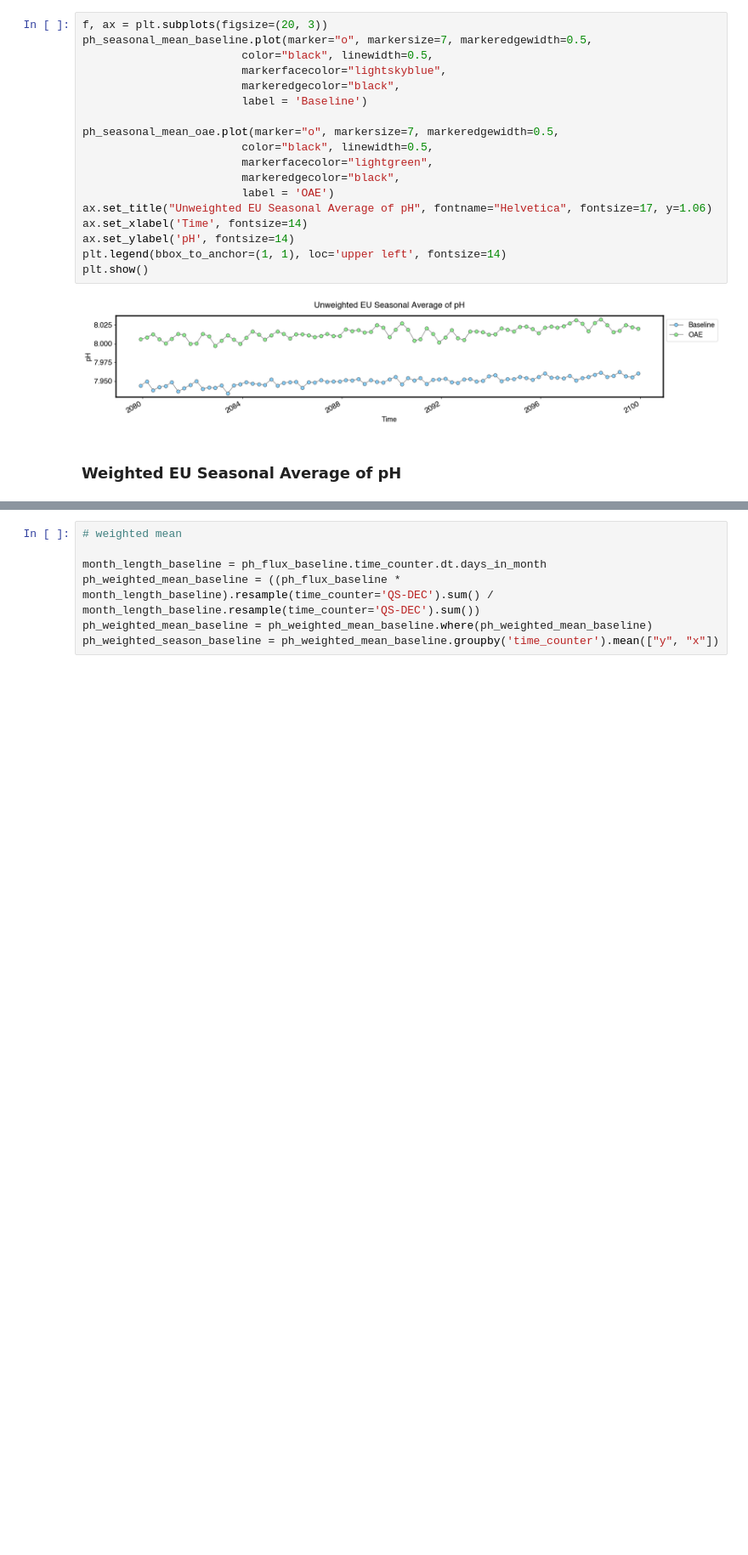
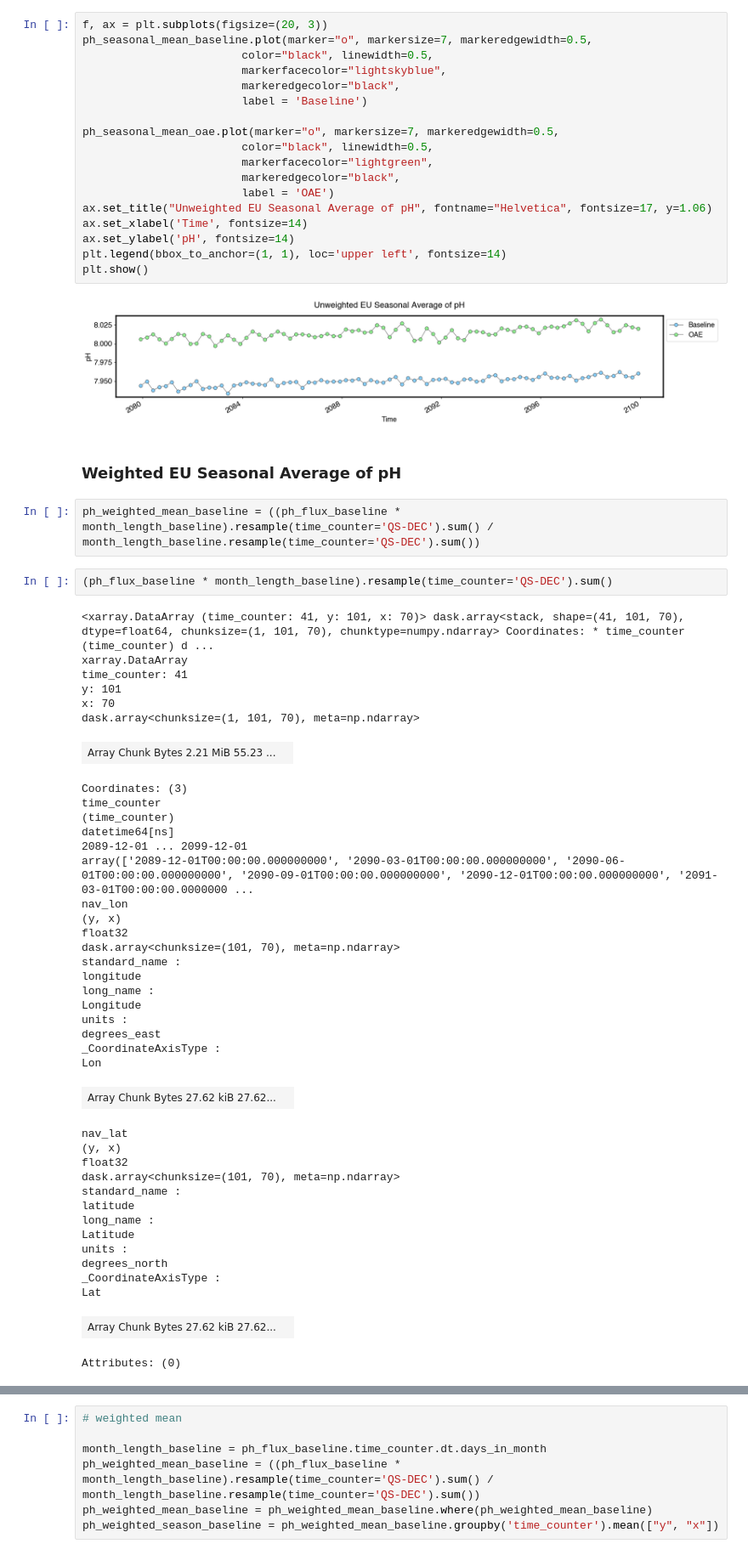
Before and after one commit to chiaraciscato/MScThesis, a Jupyter notebook: pH/pH_Comparison.ipynb, the cells around one changed output, grey strips where cells are left out. Shown at 85% size. Cells and saved outputs as stored; diff of their text form; blank space fills up the shorter version.

```diff
--- a/pH/pH_Comparison.ipynb
+++ b/pH/pH_Comparison.ipynb
@@ -129,3 +129,48 @@ plt.show()
 [figure]
 # %% [markdown]
 ### Weighted EU Seasonal Average of pH
+# %%
+ph_weighted_mean_baseline = ((ph_flux_baseline * month_length_baseline).resample(time_counter='QS-DEC').sum() / month_length_baseline.resample(time_counter='QS-DEC').sum())
+# %%
+(ph_flux_baseline * month_length_baseline).resample(time_counter='QS-DEC').sum()
+# %% [output]
+<xarray.DataArray (time_counter: 41, y: 101, x: 70)> dask.array<stack, shape=(41, 101, 70), dtype=float64, chunksize=(1, 101, 70), chunktype=numpy.ndarray> Coordinates: * time_counter (time_counter) d ...
+xarray.DataArray
+time_counter: 41
+y: 101
+x: 70
+dask.array<chunksize=(1, 101, 70), meta=np.ndarray>
+| Array Chunk Bytes 2.21 MiB 55.23 ... |  |
+Coordinates: (3)
+time_counter
+(time_counter)
+datetime64[ns]
+2089-12-01 ... 2099-12-01
+array(['2089-12-01T00:00:00.000000000', '2090-03-01T00:00:00.000000000', '2090-06-01T00:00:00.000000000', '2090-09-01T00:00:00.000000000', '2090-12-01T00:00:00.000000000', '2091-03-01T00:00:00.0000000 ...
+nav_lon
+(y, x)
+float32
+dask.array<chunksize=(101, 70), meta=np.ndarray>
+standard_name :
+longitude
+long_name :
+Longitude
+units :
+degrees_east
+_CoordinateAxisType :
+Lon
+| Array Chunk Bytes 27.62 kiB 27.62... |  |
+nav_lat
+(y, x)
+float32
+dask.array<chunksize=(101, 70), meta=np.ndarray>
+standard_name :
+latitude
+long_name :
+Latitude
+units :
+degrees_north
+_CoordinateAxisType :
+Lat
+| Array Chunk Bytes 27.62 kiB 27.62... |  |
+Attributes: (0)
```
Also changed, not shown: parts of 6 cells of this notebook, 2 other files.
